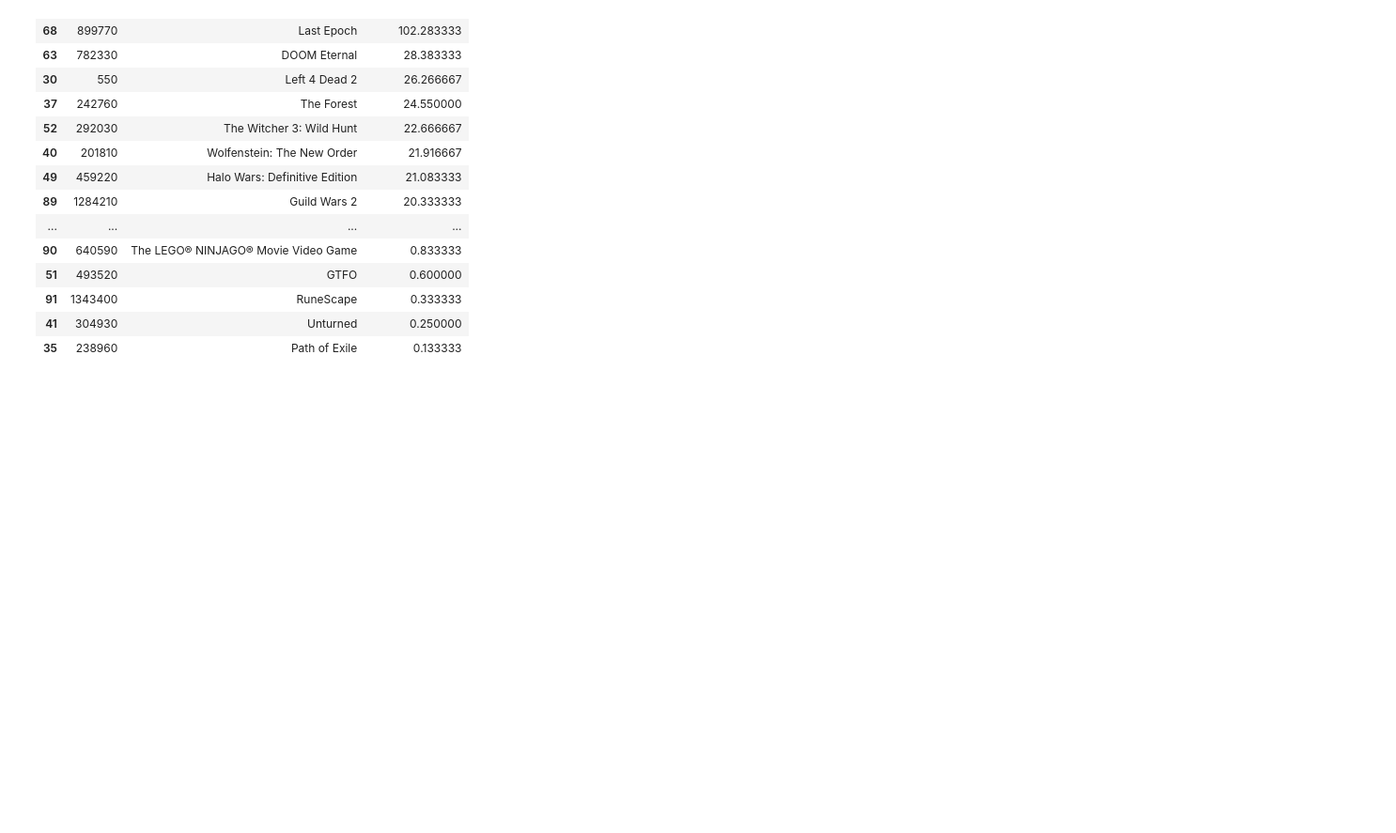
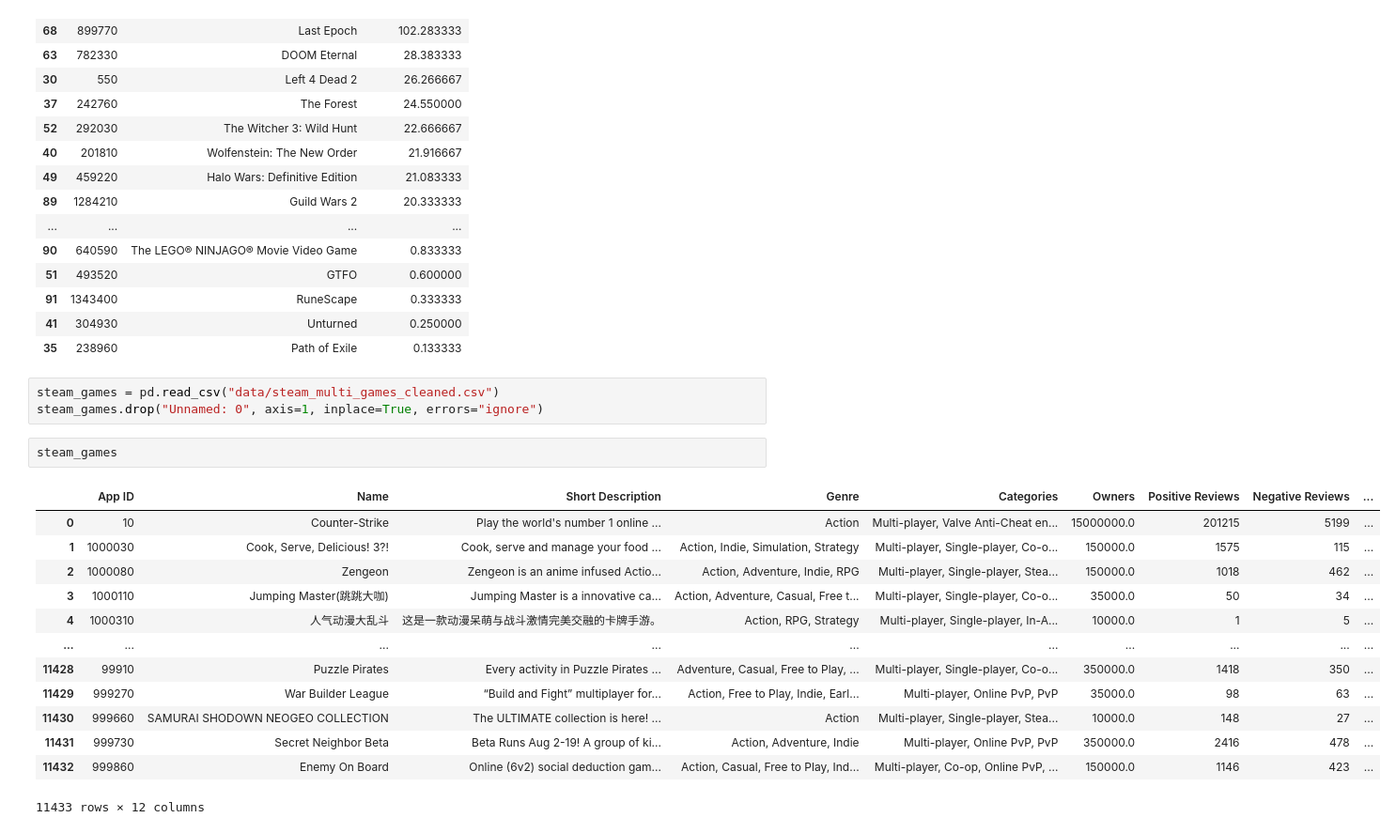
Before and after one commit to Composer117/Steam_recommender_project, a Jupyter notebook: Steam_get_user_data.ipynb, the cells around one changed output. Shown at 94% size. Drawn from its saved outputs; the diff is of its cells as text; blank space fills up the shorter version.

```diff
--- a/Steam_get_user_data.ipynb
+++ b/Steam_get_user_data.ipynb
@@ -62,3 +62,22 @@ game_data
 | 91 | 1343400 | RuneScape | 0.333333 |
 | 41 | 304930 | Unturned | 0.250000 |
 | 35 | 238960 | Path of Exile | 0.133333 |
+# %%
+steam_games = pd.read_csv("data/steam_multi_games_cleaned.csv")
+steam_games.drop("Unnamed: 0", axis=1, inplace=True, errors="ignore")
+# %%
+steam_games
+# %% [output]
+|  | App ID | Name | Short Description | Genre | Categories | Owners | Positive Reviews | Negative Reviews | ... |
+| 0 | 10 | Counter-Strike | Play the world's number 1 online ... | Action | Multi-player, Valve Anti-Cheat en... | 15000000.0 | 201215 | 5199 | ... |
+| 1 | 1000030 | Cook, Serve, Delicious! 3?! | Cook, serve and manage your food ... | Action, Indie, Simulation, Strategy | Multi-player, Single-player, Co-o... | 150000.0 | 1575 | 115 | ... |
+| 2 | 1000080 | Zengeon | Zengeon is an anime infused Actio... | Action, Adventure, Indie, RPG | Multi-player, Single-player, Stea... | 150000.0 | 1018 | 462 | ... |
+| 3 | 1000110 | Jumping Master(跳跳大咖) | Jumping Master is a innovative ca... | Action, Adventure, Casual, Free t... | Multi-player, Single-player, Co-o... | 35000.0 | 50 | 34 | ... |
+| 4 | 1000310 | 人气动漫大乱斗 | 这是一款动漫呆萌与战斗激情完美交融的卡牌手游。 | Action, RPG, Strategy | Multi-player, Single-player, In-A... | 10000.0 | 1 | 5 | ... |
+| ... | ... | ... | ... | ... | ... | ... | ... | ... | ... |
+| 11428 | 99910 | Puzzle Pirates | Every activity in Puzzle Pirates ... | Adventure, Casual, Free to Play, ... | Multi-player, Single-player, Co-o... | 350000.0 | 1418 | 350 | ... |
+| 11429 | 999270 | War Builder League | “Build and Fight” multiplayer for... | Action, Free to Play, Indie, Earl... | Multi-player, Online PvP, PvP | 35000.0 | 98 | 63 | ... |
+| 11430 | 999660 | SAMURAI SHODOWN NEOGEO COLLECTION | The ULTIMATE collection is here! ... | Action | Multi-player, Single-player, Stea... | 10000.0 | 148 | 27 | ... |
+| 11431 | 999730 | Secret Neighbor Beta | Beta Runs Aug 2-19! A group of ki... | Action, Adventure, Indie | Multi-player, Online PvP, PvP | 350000.0 | 2416 | 478 | ... |
+| 11432 | 999860 | Enemy On Board | Online (6v2) social deduction gam... | Action, Casual, Free to Play, Ind... | Multi-player, Co-op, Online PvP, ... | 150000.0 | 1146 | 423 | ... |
+11433 rows × 12 columns
```
Also changed, not shown: parts of 5 cells of this notebook, 2 other files.
